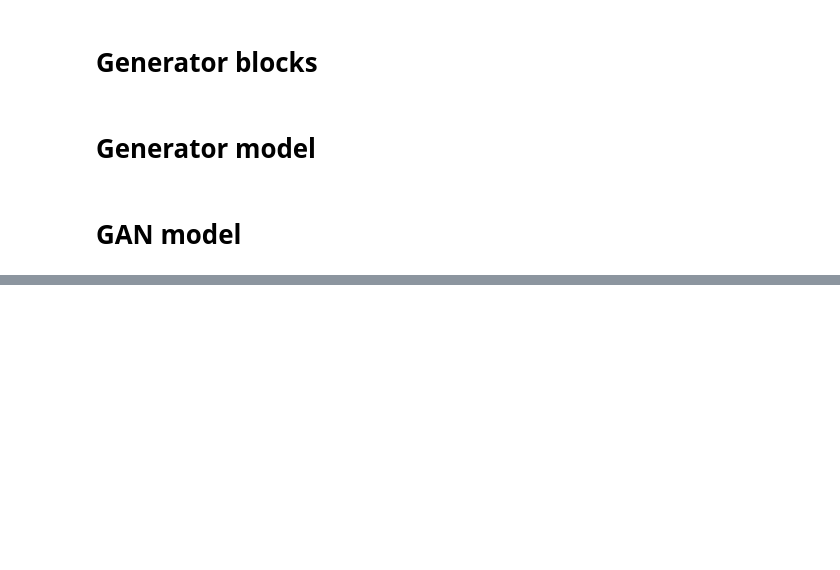
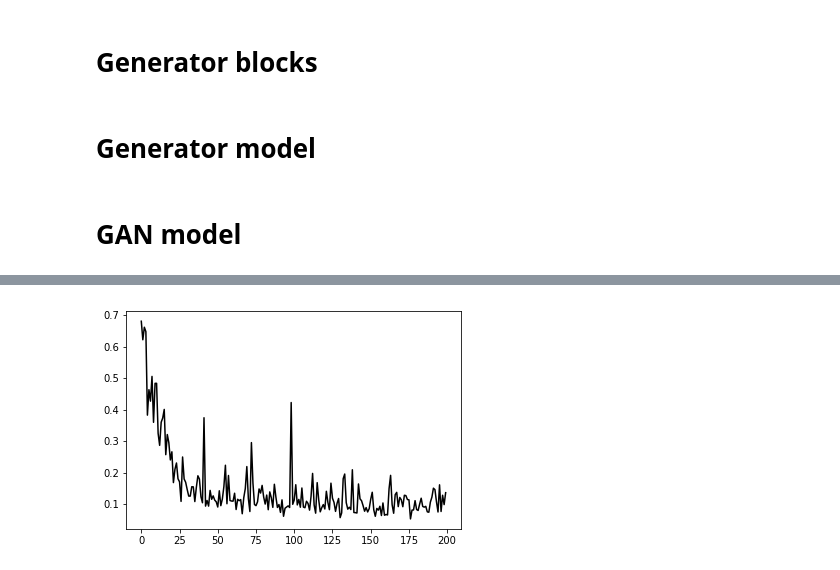
Before and after one commit to nadavshalev/TermalColoring, a Jupyter notebook: learning/GAN.ipynb, the cells around one changed output, grey strips where cells are left out. Drawn from its saved outputs; the diff is of its cells as text; code cells hidden in the pictures; blank space fills up the shorter version.

```diff
--- a/learning/GAN.ipynb
+++ b/learning/GAN.ipynb
@@ -304,0 +291,2 @@ plt.imshow(Yt[i].squeeze())
+# %%
+d1, d2, g1, g2, g3 = train(d_model, g_model, gan_model, X_train,y_train, n_steps=200)
@@ -304,0 +319,9 @@ plt.imshow(Yt[i].squeeze())
+# %%
+#plt.plot(g1)
+#plt.plot(g2)
+plt.plot(g3)
+#plt.plot(d1)
+#plt.plot(d2)
+plt.show()
+# %% [output]
+[figure, added]
```
Also changed, not shown: parts of 12 cells of this notebook, 1 other file.
